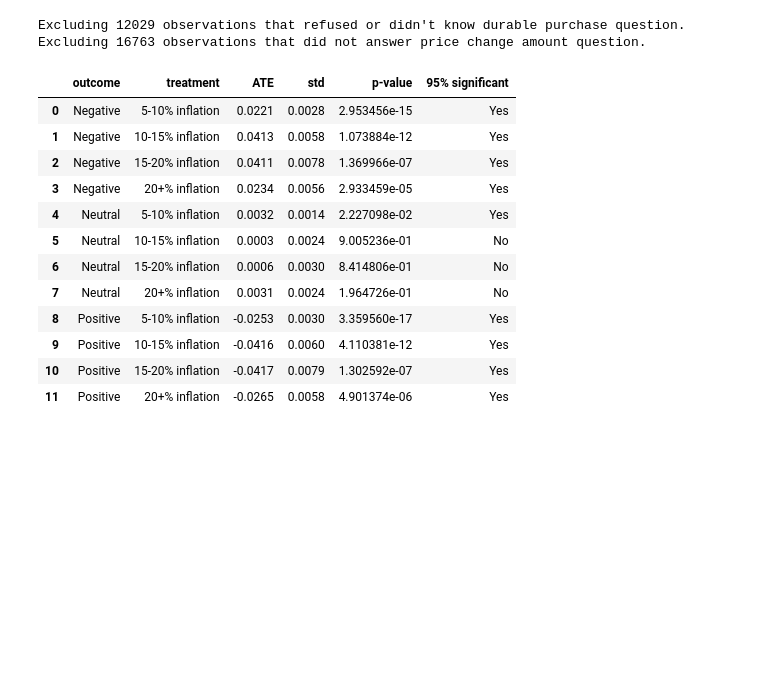
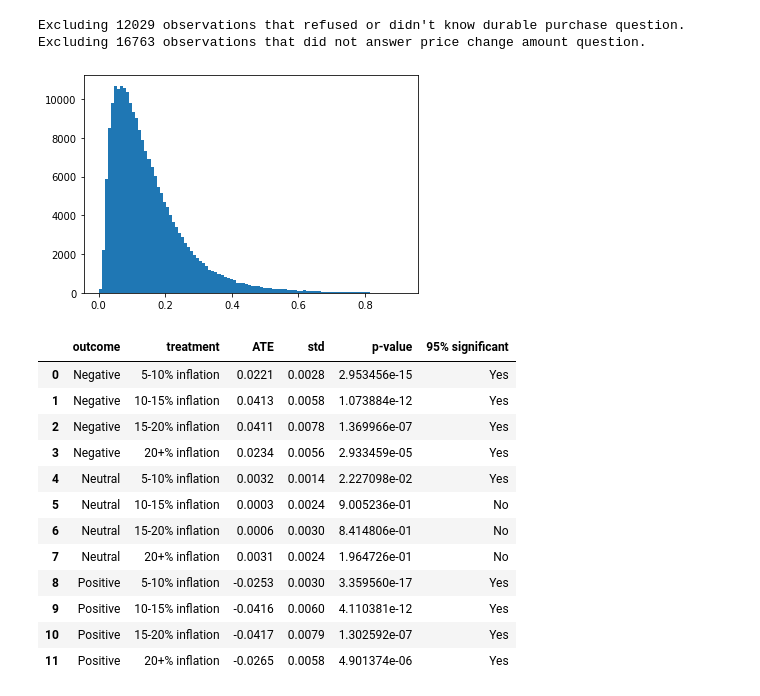
Before and after one commit to Wesley-Janson/stat27420_final_project, a Jupyter notebook: models.ipynb, the cells around one changed output. Drawn from its saved outputs; the diff is of its cells as text; code cells hidden in the pictures; blank space fills up the shorter version.

```diff
--- a/models.ipynb
+++ b/models.ipynb
@@ -462,7 +470,7 @@ def treatment_k_fold_fit_and_predict(X:pd.DataFrame, A:np.array, model_type='slo
     # sanity check that overlap holds
     assert np.isnan(predictions).sum() == 0
 
-    return predictions, g
+    return predictions
 
 
 def conditionalize_on_column(g,col_index=0):
@@ -539,7 +547,7 @@ def outcome_k_fold_fit_and_predict(
 
     assert np.isnan(predictions0).sum() == 0
     assert np.isnan(predictions1).sum() == 0
-    return predictions0, predictions1, predictions2, predictions3, predictions4, q
+    return predictions0, predictions1, predictions2, predictions3, predictions4
 
 
 def ate_aiptw(Q_control, Q_treat, g, A, Y, prob_t=None):
@@ -570,8 +581,14 @@ Q0, Q1, Q2, Q3, Q4, q_importance = outcome_k_fold_fit_and_predict(
 # %%
 # Fit g(x) model
-g, g_importance = treatment_k_fold_fit_and_predict(X=data_xgboost[confounder_vars], A=data_xgboost["treatment_bins"])
+g = treatment_k_fold_fit_and_predict(X=data_xgboost[confounder_vars], A=data_xgboost["treatment_bins"])
 # %%
 g_cond = conditionalize_on_column(g)
+# %%
+# check overlap (repeated for each treatment)
+plt.hist(g_cond[:,1],bins=100)
+plt.show()
+# %% [output]
+[figure, added]
 # %%
 # Let's do a table of effects!
 
```
Also changed, not shown: parts of 12 cells of this notebook.
